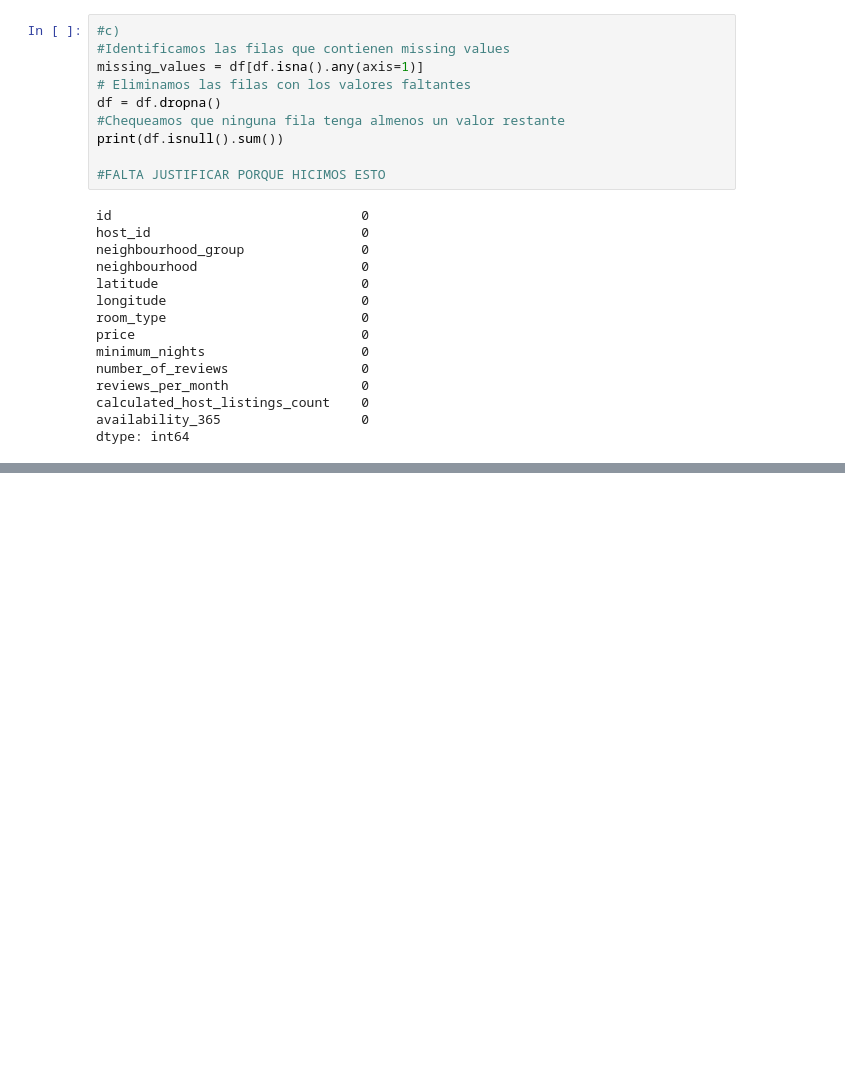
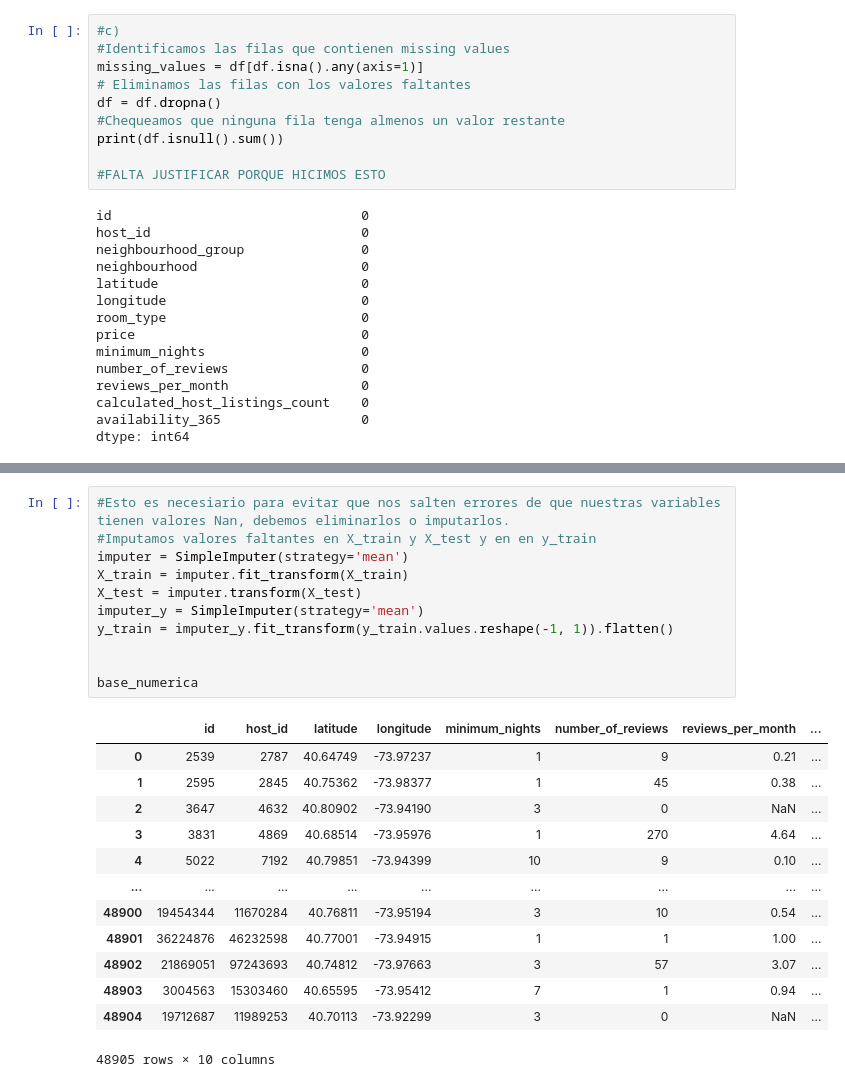
Before and after one commit to VZervino/BIG-DATA-Trabajos, a Jupyter notebook: Tp2 Big Data.ipynb, the cells around one changed output, grey strips where cells are left out. Saved outputs shown, nothing was run; the diff lists cells and outputs as text; blank space fills up the shorter version.

```diff
--- a/Tp2 Big Data.ipynb
+++ b/Tp2 Big Data.ipynb
@@ -92,0 +370,25 @@ TypeError: ufunc 'divide' not supported for the input types, and the inputs coul
+# %%
+#Esto es necesiario para evitar que nos salten errores de que nuestras variables tienen valores Nan, debemos eliminarlos o imputarlos.
+#Imputamos valores faltantes en X_train y X_test y en en y_train
+imputer = SimpleImputer(strategy='mean')
+X_train = imputer.fit_transform(X_train)
+X_test = imputer.transform(X_test)
+imputer_y = SimpleImputer(strategy='mean')
+y_train = imputer_y.fit_transform(y_train.values.reshape(-1, 1)).flatten()
+
+
+base_numerica
+# %% [output]
+|  | id | host_id | latitude | longitude | minimum_nights | number_of_reviews | reviews_per_month | ... |
+| 0 | 2539 | 2787 | 40.64749 | -73.97237 | 1 | 9 | 0.21 | ... |
+| 1 | 2595 | 2845 | 40.75362 | -73.98377 | 1 | 45 | 0.38 | ... |
+| 2 | 3647 | 4632 | 40.80902 | -73.94190 | 3 | 0 | NaN | ... |
+| 3 | 3831 | 4869 | 40.68514 | -73.95976 | 1 | 270 | 4.64 | ... |
+| 4 | 5022 | 7192 | 40.79851 | -73.94399 | 10 | 9 | 0.10 | ... |
+| ... | ... | ... | ... | ... | ... | ... | ... | ... |
+| 48900 | 19454344 | 11670284 | 40.76811 | -73.95194 | 3 | 10 | 0.54 | ... |
+| 48901 | 36224876 | 46232598 | 40.77001 | -73.94915 | 1 | 1 | 1.00 | ... |
+| 48902 | 21869051 | 97243693 | 40.74812 | -73.97663 | 3 | 57 | 3.07 | ... |
+| 48903 | 3004563 | 15303460 | 40.65595 | -73.95412 | 7 | 1 | 0.94 | ... |
+| 48904 | 19712687 | 11989253 | 40.70113 | -73.92299 | 3 | 0 | NaN | ... |
+48905 rows × 10 columns
```
Also changed, not shown: parts of 22 cells of this notebook.
